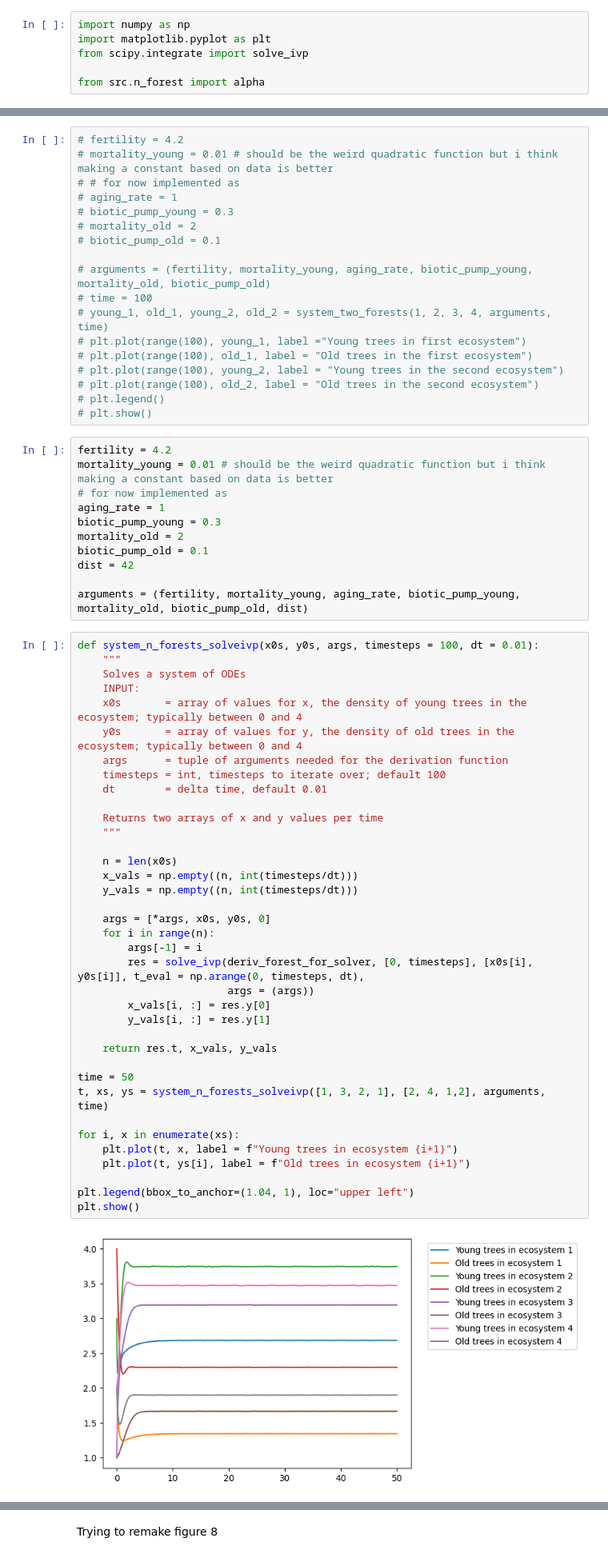
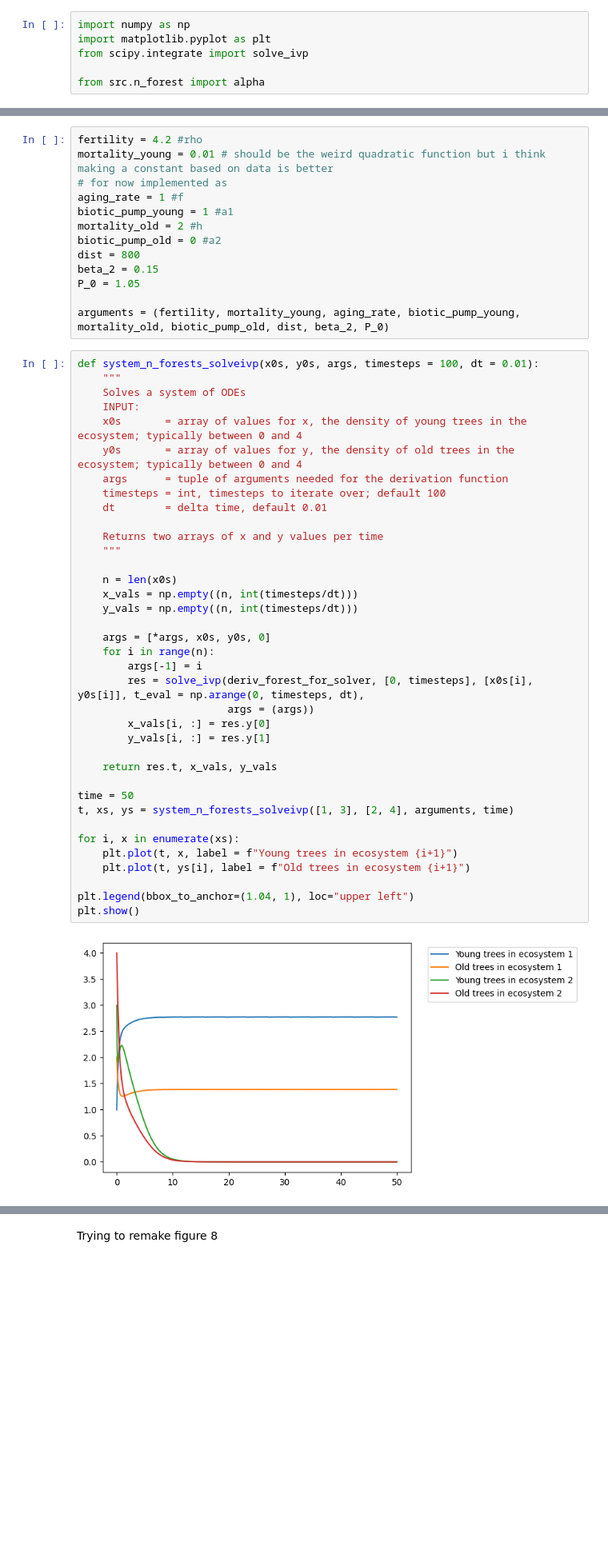
Before and after one commit to marcelvdla/CSSim, a Jupyter notebook: notebooks/two_forest_model.ipynb, the cells around one changed output, grey strips where cells are left out. Shown at 80% size. Drawn from its saved outputs; the diff is of its cells as text; blank space fills up the shorter version.

Commit message:
plotting n forest

```diff
--- a/notebooks/two_forest_model.ipynb
+++ b/notebooks/two_forest_model.ipynb
@@ -90,32 +52,16 @@ def deriv_forest_for_solver(t, u, fertility, mortality_young, aging_rate,
 # %%
-# fertility = 4.2
-# mortality_young = 0.01 # should be the weird quadratic function but i think making a constant based on data is better
-# # for now implemented as
-# aging_rate = 1
-# biotic_pump_young = 0.3
-# mortality_old = 2
-# biotic_pump_old = 0.1
+fertility = 4.2 #rho
+mortality_young = 0.01 # should be the weird quadratic function but i think making a constant based on data is better
+# for now implemented as
+aging_rate = 1 #f
+biotic_pump_young = 1 #a1
+mortality_old = 2 #h
+biotic_pump_old = 0 #a2
+dist = 800
+beta_2 = 0.15
+P_0 = 1.05
 
-# arguments = (fertility, mortality_young, aging_rate, biotic_pump_young, mortality_old, biotic_pump_old)
-# time = 100
-# young_1, old_1, young_2, old_2 = system_two_forests(1, 2, 3, 4, arguments, time)
-# plt.plot(range(100), young_1, label ="Young trees in first ecosystem")
-# plt.plot(range(100), old_1, label = "Old trees in the first ecosystem")
-# plt.plot(range(100), young_2, label = "Young trees in the second ecosystem")
-# plt.plot(range(100), old_2, label = "Old trees in the second ecosystem")
-# plt.legend()
-# plt.show()
+arguments = (fertility, mortality_young, aging_rate, biotic_pump_young, mortality_old, biotic_pump_old, dist, beta_2, P_0)
-# %%
-fertility = 4.2
-mortality_young = 0.01 # should be the weird quadratic function but i think making a constant based on data is better
-# for now implemented as
-aging_rate = 1
-biotic_pump_young = 0.3
-mortality_old = 2
-biotic_pump_old = 0.1
-dist = 42
-
-arguments = (fertility, mortality_young, aging_rate, biotic_pump_young, mortality_old, biotic_pump_old, dist)
 # %%
 def system_n_forests_solveivp(x0s, y0s, args, timesteps = 100, dt = 0.01):
     """
@@ -126,35 +72,35 @@ def system_n_forests_solveivp(x0s, y0s, args, timesteps = 100, dt = 0.01):
     args      = tuple of arguments needed for the derivation function
     timesteps = int, timesteps to iterate over; default 100
     dt        = delta time, default 0.01
 
     Returns two arrays of x and y values per time
     """
 
     n = len(x0s)
     x_vals = np.empty((n, int(timesteps/dt)))
     y_vals = np.empty((n, int(timesteps/dt)))
 
     args = [*args, x0s, y0s, 0]
     for i in range(n):
         args[-1] = i
         res = solve_ivp(deriv_forest_for_solver, [0, timesteps], [x0s[i], y0s[i]], t_eval = np.arange(0, timesteps, dt),
                         args = (args))
         x_vals[i, :] = res.y[0]
         y_vals[i, :] = res.y[1]
 
     return res.t, x_vals, y_vals
 
 time = 50
-t, xs, ys = system_n_forests_solveivp([1, 3, 2, 1], [2, 4, 1,2], arguments, time)
+t, xs, ys = system_n_forests_solveivp([1, 3], [2, 4], arguments, time)
 
 for i, x in enumerate(xs):
     plt.plot(t, x, label = f"Young trees in ecosystem {i+1}")
     plt.plot(t, ys[i], label = f"Old trees in ecosystem {i+1}")
 
 plt.legend(bbox_to_anchor=(1.04, 1), loc="upper left")
 plt.show()
 # %% [output]
-[figure, old version]
+[figure, new version]
 # %%
 def system_n_forests_forward(x0s, y0s, args, timesteps = 100, dt = 0.001):
     """
```
Also changed, not shown: parts of 11 cells of this notebook, 1 other file.
